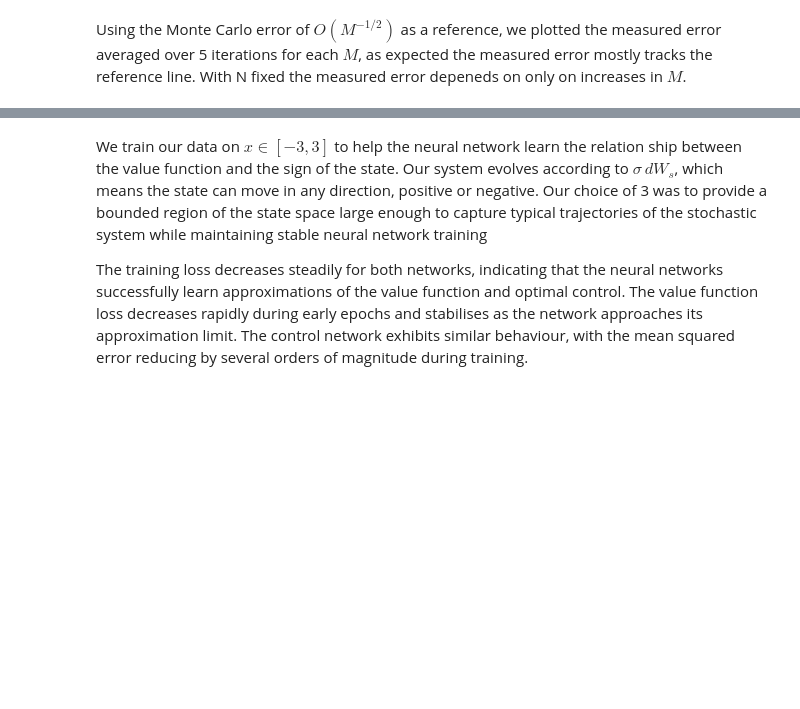
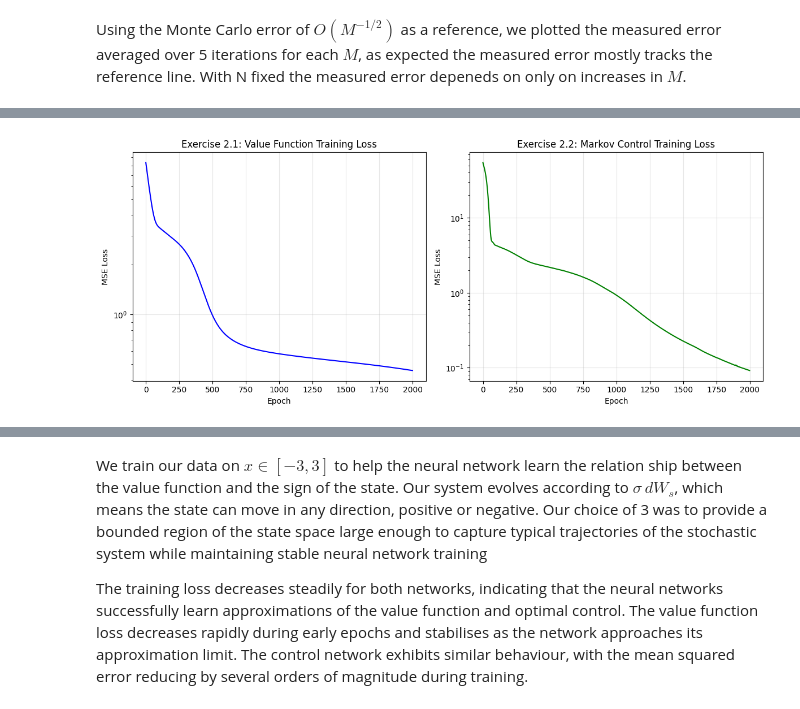
Before and after one commit to Conorgrant45/Stochastic-Control-Dynamic-Asset-Allocation, a Jupyter notebook: report_file.ipynb, the cells around one changed output, grey strips where cells are left out. Drawn from its saved outputs; the diff is of its cells as text; code cells hidden in the pictures; blank space fills up the shorter version.

```diff
--- a/report_file.ipynb
+++ b/report_file.ipynb
@@ -292,0 +251,81 @@ plt.show()
+# %%
+# --- Exercise 2: Supervised Learning & Verification ---
+
+# 1. Generate Training Data using Analytical Riccati Solver
+# We sample t uniformly on [0, T] and x uniformly on [-3, 3] x [-3, 3] [cite: 83]
+N_data = 2000
+t_train = torch.rand(N_data, 1) * lqr_sim.T
+x_train = torch.rand(N_data, 2) * 6 - 3  # (Batch, 2)
+
+# Get Analytical solutions as targets from the Riccati solver [cite: 7, 228]
+v_target = lqr_sim.get_value(t_train, x_train)
+a_target = lqr_sim.get_control(t_train, x_train)
+
+# 2. Train Networks (Exercise 2.1 and 2.2) [cite: 81, 86]
+# Value function uses Net_DGM with 100 hidden units [cite: 82]
+v_net = Net_DGM(input_dim=3, hidden_dim=100)
+v_loss_history = train_nn(v_net, t_train, x_train, v_target, epochs=2000)
+
+# Markov control uses FFN with 2 hidden layers of 100 [cite: 88]
+a_net = FFN(input_dim=3, hidden_dim=100, output_dim=2)
+a_loss_history = train_nn(a_net, t_train, x_train, a_target, epochs=2000)
+
+# --- Visualisation 1: Side-by-Side Training Losses ---
+# This demonstrates the networks are "rich enough" to capture the geometry [cite: 244]
+fig, axes = plt.subplots(1, 2, figsize=(12, 5))
+
+axes[0].plot(v_loss_history, color='blue')
+axes[0].set_yscale('log')
+axes[0].set_title('Exercise 2.1: Value Function Training Loss')
+axes[0].set_xlabel('Epoch')
+axes[0].set_ylabel('MSE Loss')
+axes[0].grid(True, alpha=0.3)
+
+axes[1].plot(a_loss_history, color='green')
+axes[1].set_yscale('log')
+axes[1].set_title('Exercise 2.2: Markov Control Training Loss')
+axes[1].set_xlabel('Epoch')
+axes[1].set_ylabel('MSE Loss')
+axes[1].grid(True, alpha=0.3)
+
+plt.tight_layout()
+plt.savefig('figures/ex2_combined_losses.png', dpi=150)
+plt.show()
+
+# --- Visualisation 2: Prediction vs. Riccati Benchmark (Verification) ---
+# We take a spatial slice at t=0, fixing x2=1.0 and varying x1
+x1_range = torch.linspace(-3, 3, 100)
+x_slice = torch.stack([x1_range, torch.ones_like(x1_range)], dim=1)
+t_slice = torch.zeros(100, 1)
+
+with torch.no_grad():
+    v_true_slice = lqr_sim.get_value(t_slice, x_slice).numpy().flatten()
+    v_pred_slice = v_net(t_slice, x_slice).numpy().flatten()
+    a_true_slice = lqr_sim.get_control(t_slice, x_slice).numpy()
+    a_pred_slice = a_net(t_slice, x_slice).numpy()
+
+fig2, axes2 = plt.subplots(1, 2, figsize=(12, 5))
+
+# Value Function Comparison: Neural Network vs Riccati [cite: 227]
+axes2[0].plot(x1_range.numpy(), v_true_slice, 'k-', label='Riccati (True)')
+axes2[0].plot(x1_range.numpy(), v_pred_slice, 'r--', label='NN Prediction')
+axes2[0].set_title('Value Function Slice ($t=0, x_2=1.0$)')
+axes2[0].set_xlabel('$x_1$')
+axes2[0].set_ylabel('$v(t,x)$')
+axes2[0].legend()
+axes2[0].grid(True, alpha=0.3)
+
+# Control Comparison: showing first dimension a1 [cite: 247]
+axes2[1].plot(x1_range.numpy(), a_true_slice[:, 0], 'k-', label='Riccati $a_1$')
+axes2[1].plot(x1_range.numpy(), a_pred_slice[:, 0], 'g--', label='NN $a_1$')
+axes2[1].set_title('Markov Control Slice ($t=0, x_2=1.0$)')
+axes2[1].set_xlabel('$x_1$')
+axes2[1].set_ylabel('$a_1(t,x)$')
+axes2[1].legend()
+axes2[1].grid(True, alpha=0.3)
+
+plt.tight_layout()
+plt.savefig('figures/ex2_comparison_slice.png', dpi=150)
+plt.show()
+# %% [output]
+[figure, added]
```
Also changed, not shown: parts of 9 cells of this notebook, 10 other files.
